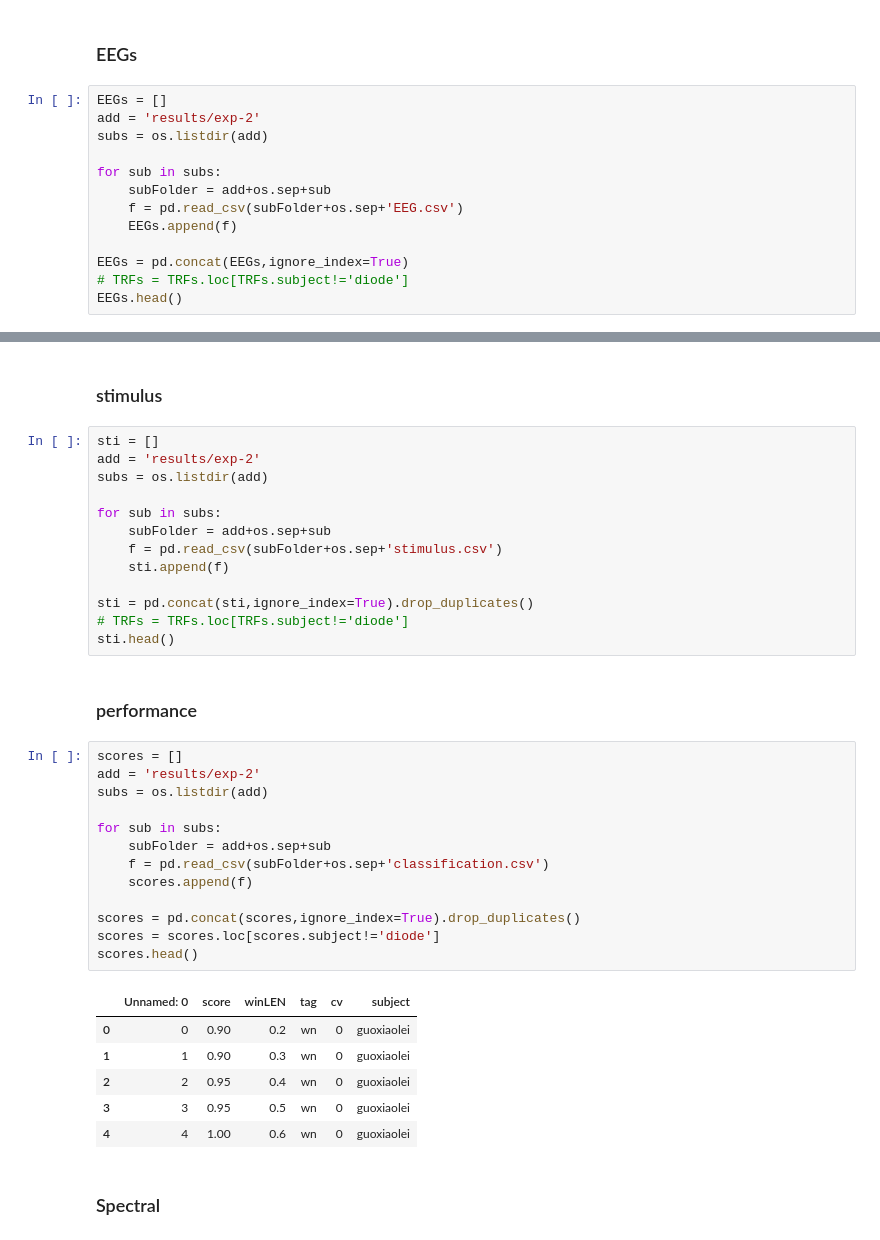
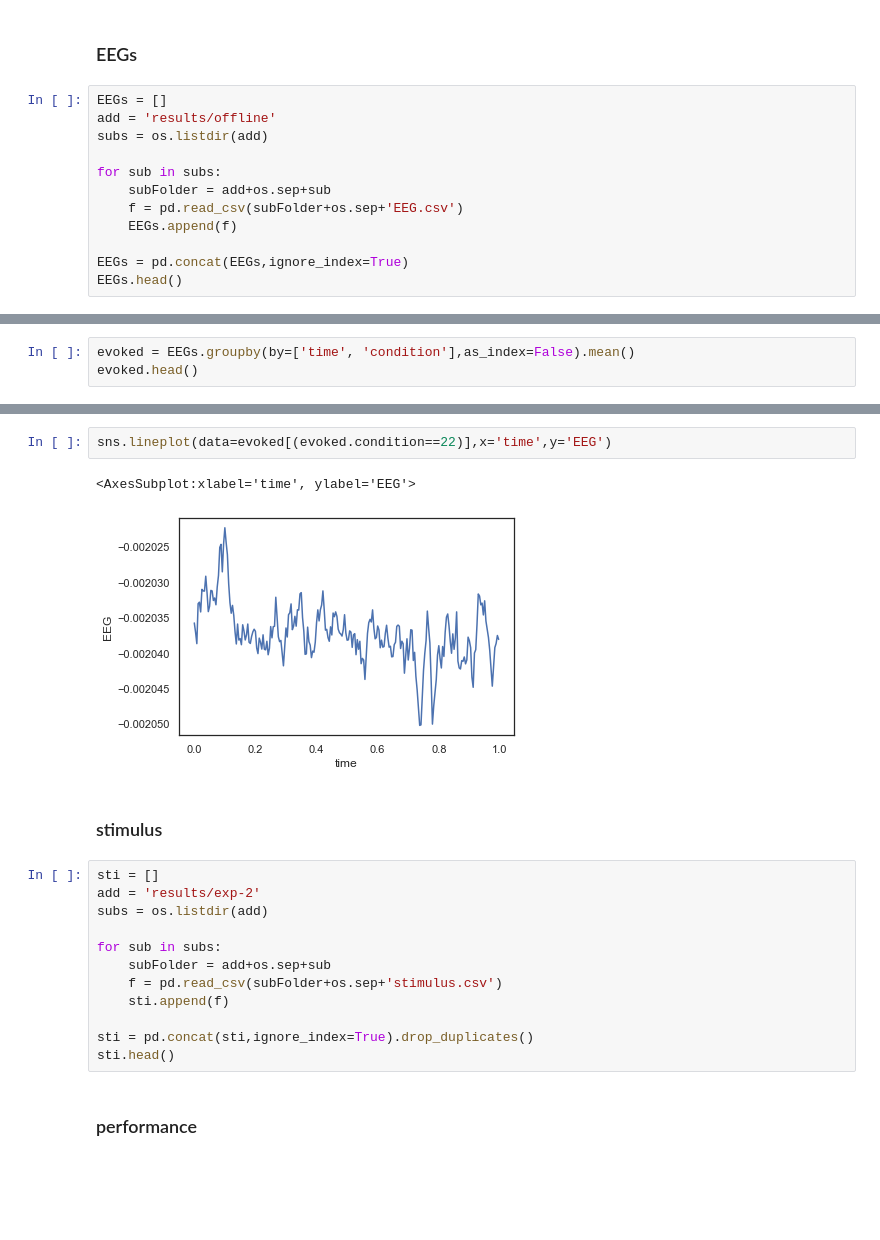
Before and after one commit to shinanlin/WN-BCI, a Jupyter notebook: analysis.ipynb, the cells around one changed output, grey strips where cells are left out. Cells and saved outputs as stored; diff of their text form; blank space fills up the shorter version.

```diff
--- a/analysis.ipynb
+++ b/analysis.ipynb
@@ -43,7 +69,7 @@ TRF的frame中
 ### EEGs
 # %%
 EEGs = []
-add = 'results/exp-2'
+add = 'results/offline'
 subs = os.listdir(add)
 
 for sub in subs:
@@ -52,5 +78,4 @@ for sub in subs:
     EEGs.append(f)
 
 EEGs = pd.concat(EEGs,ignore_index=True)
-# TRFs = TRFs.loc[TRFs.subject!='diode']
 EEGs.head()
@@ -56,0 +89,3 @@ EEGs.head()
+# %%
+evoked = EEGs.groupby(by=['time', 'condition'],as_index=False).mean()
+evoked.head()
@@ -57,3 +99,8 @@ EEGs.head()
+# %%
+sns.lineplot(data=evoked[(evoked.condition==22)],x='time',y='EEG')
+# %% [output]
+<AxesSubplot:xlabel='time', ylabel='EEG'>
+[figure, added]
 # %% [markdown]
 ### stimulus
 # %%
@@ -67,29 +114,6 @@ for sub in subs:
     sti.append(f)
 
 sti = pd.concat(sti,ignore_index=True).drop_duplicates()
-# TRFs = TRFs.loc[TRFs.subject!='diode']
 sti.head()
 # %% [markdown]
 ### performance
-# %%
-scores = []
-add = 'results/exp-2'
-subs = os.listdir(add)
-
-for sub in subs:
-    subFolder = add+os.sep+sub
-    f = pd.read_csv(subFolder+os.sep+'classification.csv')
-    scores.append(f)
-
-scores = pd.concat(scores,ignore_index=True).drop_duplicates()
-scores = scores.loc[scores.subject!='diode']
-scores.head()
-# %% [output]
-|  | Unnamed: 0 | score | winLEN | tag | cv | subject |
-| 0 | 0 | 0.90 | 0.2 | wn | 0 | guoxiaolei |
-| 1 | 1 | 0.90 | 0.3 | wn | 0 | guoxiaolei |
-| 2 | 2 | 0.95 | 0.4 | wn | 0 | guoxiaolei |
-| 3 | 3 | 0.95 | 0.5 | wn | 0 | guoxiaolei |
-| 4 | 4 | 1.00 | 0.6 | wn | 0 | guoxiaolei |
-# %% [markdown]
-### Spectral
```
Also changed, not shown: parts of 57 cells of this notebook, 8 other files.
